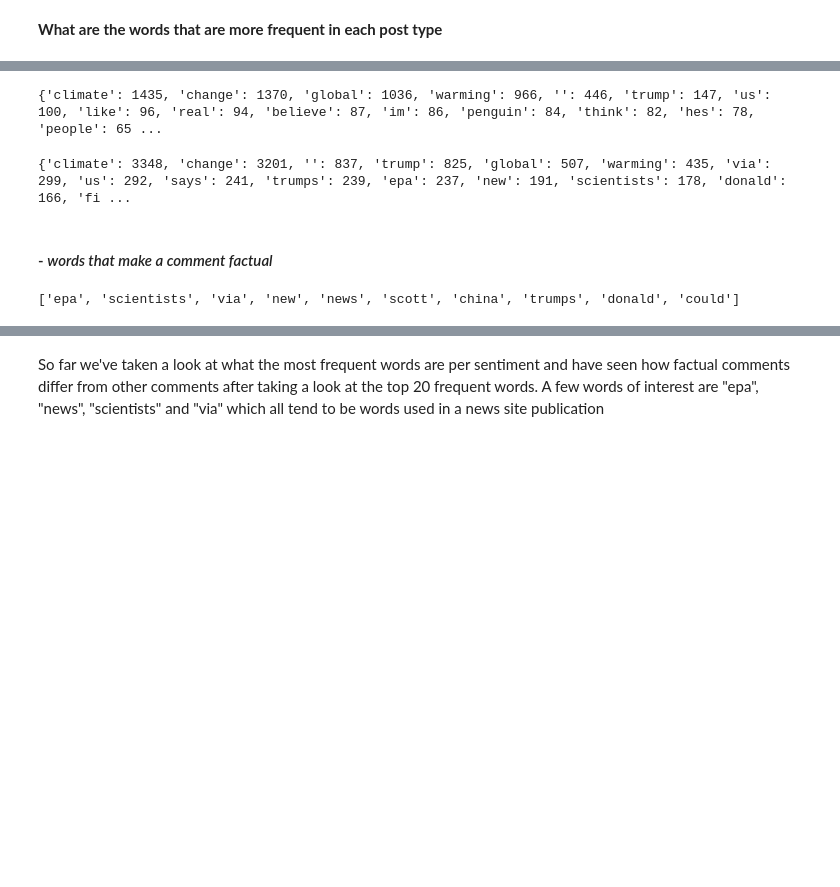
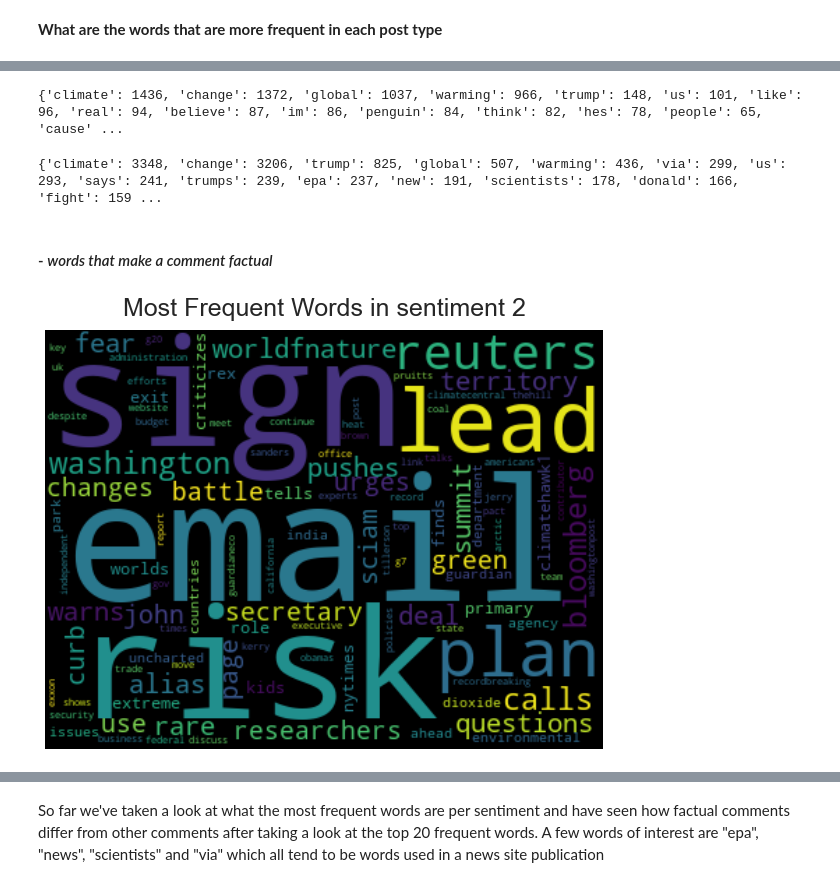
Before and after one commit to gogzicole/classification-predict-streamlit-group3, a Jupyter notebook: starter-notebook.ipynb, the cells around one changed output, grey strips where cells are left out. Cells and saved outputs as stored; diff of their text form; code cells hidden in the pictures; blank space fills up the shorter version.

```diff
--- a/starter-notebook.ipynb
+++ b/starter-notebook.ipynb
@@ -283,16 +295,14 @@ print(neg)
 # %%
-neu = words_freq(neutrals, 20)
+neu = words_freq(neutrals, 200)
 print(neu)
 # %% [output]
-{'climate': 1435, 'change': 1370, 'global': 1036, 'warming': 966, '': 446, 'trump': 147, 'us': 100, 'like': 96, 'real': 94, 'believe': 87, 'im': 86, 'penguin': 84, 'think': 82, 'hes': 78, 'people': 65 ...
+{'climate': 1436, 'change': 1372, 'global': 1037, 'warming': 966, 'trump': 148, 'us': 101, 'like': 96, 'real': 94, 'believe': 87, 'im': 86, 'penguin': 84, 'think': 82, 'hes': 78, 'people': 65, 'cause' ...
 # %%
-fact = words_freq(factuals, 20)
+fact = words_freq(factuals, 200)
 print(fact)
 # %% [output]
-{'climate': 3348, 'change': 3201, '': 837, 'trump': 825, 'global': 507, 'warming': 435, 'via': 299, 'us': 292, 'says': 241, 'trumps': 239, 'epa': 237, 'new': 191, 'scientists': 178, 'donald': 166, 'fi ...
+{'climate': 3348, 'change': 3206, 'trump': 825, 'global': 507, 'warming': 436, 'via': 299, 'us': 293, 'says': 241, 'trumps': 239, 'epa': 237, 'new': 191, 'scientists': 178, 'donald': 166, 'fight': 159 ...
 # %% [markdown]
 #### - *words that make a comment factual*
 # %%
-print(list(set(fact.keys()) - set(list(neg.keys()) + list(pos.keys()) + list(neu.keys()))))
+facts= list(set(fact.keys()) - set(list(neg.keys()) + list(pos.keys()) + list(neu.keys())))
-# %% [output]
-['epa', 'scientists', 'via', 'new', 'news', 'scott', 'china', 'trumps', 'donald', 'could']
@@ -298,0 +315,26 @@ print(list(set(fact.keys()) - set(list(neg.keys()) + list(pos.keys()) + list(neu
+# %%
+def word_cloud(data, sentiment):
+    from wordcloud import WordCloud
+    # Create a variable to store the text
+
+    text = " ".join(word for word in data)
+    # Instantiate wordcloud object
+    word_cloud = WordCloud(collocations =True,
+                          background_color = 'Black',
+                          width=400,
+                          height=300,
+                          contour_width=2,
+                          contour_color='steelblue')
+    # generate wordcloud images
+    word_cloud.generate(text)
+    # Create Plot
+
+    plt.figure(figsize =(10,10))
+    plt.imshow(word_cloud, interpolation ='bilinear' )
+    plt.axis('off')
+    plt.title('Most Frequent Words in sentiment {}'.format(sentiment), size = 25, pad =15)
+    plt.show()
+# %%
+word_cloud(facts, 2)
+# %% [output]
+[figure, added]
```
Also changed, not shown: parts of 168 cells of this notebook, 2 other files.
